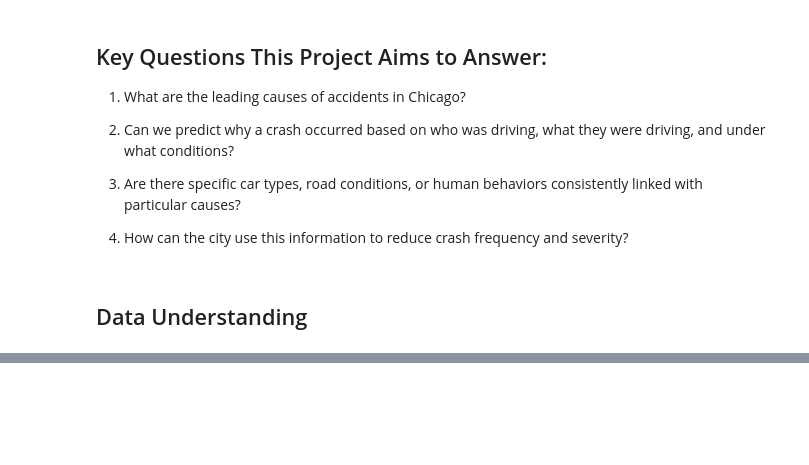
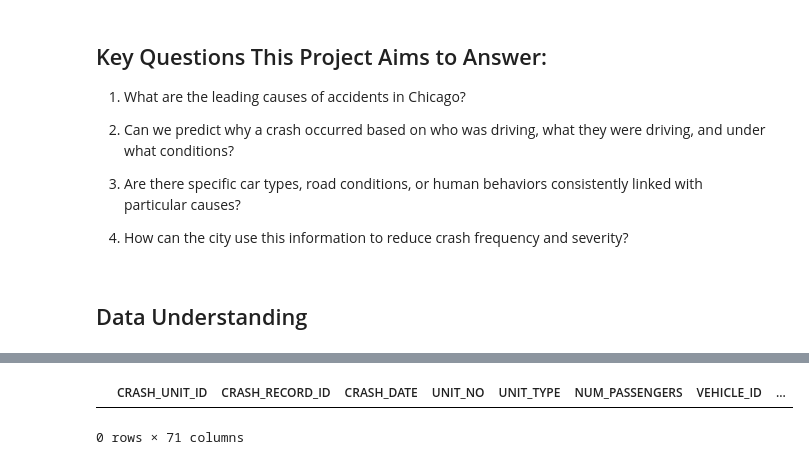
Before and after one commit to jedidahkathure/Car-Crash-Analysis-Project, a Jupyter notebook: ChicagoCrash.ipynb, the cells around one changed output, grey strips where cells are left out. Cells and saved outputs as stored; diff of their text form; code cells hidden in the pictures; blank space fills up the shorter version.

```diff
--- a/ChicagoCrash.ipynb
+++ b/ChicagoCrash.ipynb
@@ -35,0 +168,6 @@ The Chicago Department of Transportation aims to investigate the root causes of
+# %%
+vehicles_df_cleaned = vehicles_df.dropna()
+vehicles_df_cleaned
+# %% [output]
+|  | CRASH_UNIT_ID | CRASH_RECORD_ID | CRASH_DATE | UNIT_NO | UNIT_TYPE | NUM_PASSENGERS | VEHICLE_ID | ... |
+0 rows × 71 columns
```
Also changed, not shown: parts of 11 cells of this notebook.
